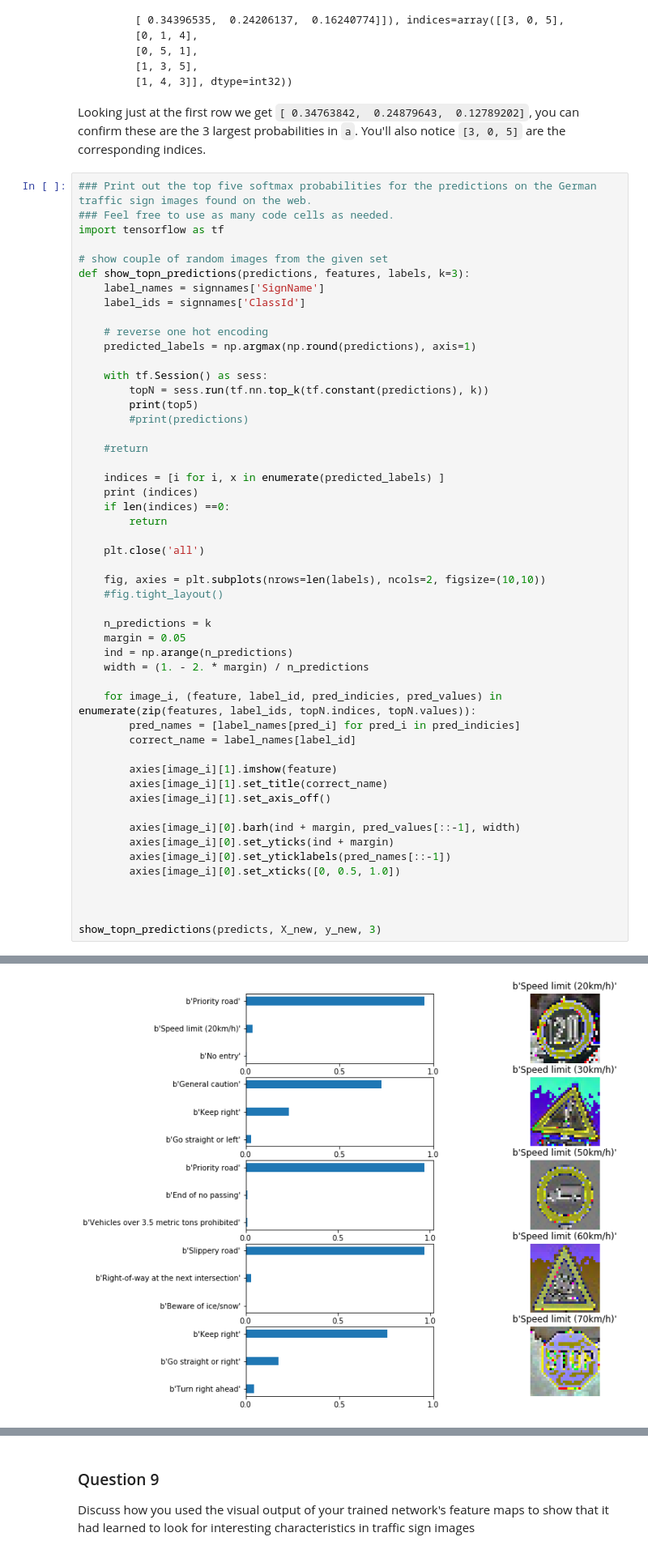
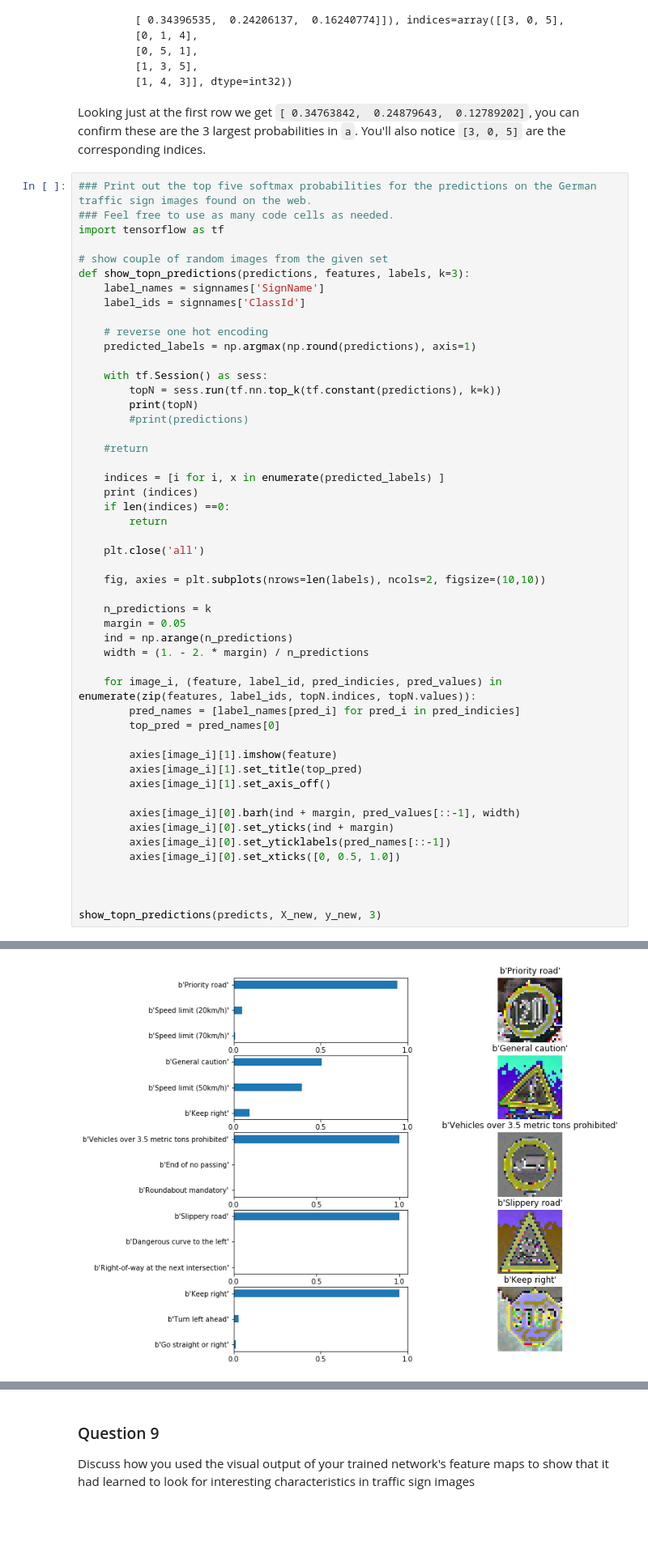
Before and after one commit to chauhang/udacity-carnd, a Jupyter notebook: Traffic_Sign_ClassifierK.ipynb, the cells around one changed output, grey strips where cells are left out. Shown: that part at 81% size. Drawn from its saved outputs; the diff is of its cells as text; blank space fills up the shorter version.

```diff
--- a/Traffic_Sign_ClassifierK.ipynb
+++ b/Traffic_Sign_ClassifierK.ipynb
@@ -686,8 +702,8 @@ def show_topn_predictions(predictions, features, labels, k=3):
     predicted_labels = np.argmax(np.round(predictions), axis=1)
 
     with tf.Session() as sess:
-        topN = sess.run(tf.nn.top_k(tf.constant(predictions), k))
-        print(top5)
+        topN = sess.run(tf.nn.top_k(tf.constant(predictions), k=k))
+        print(topN)
         #print(predictions)
 
     #return
@@ -700,7 +716,6 @@ def show_topn_predictions(predictions, features, labels, k=3):
     plt.close('all')
 
     fig, axies = plt.subplots(nrows=len(labels), ncols=2, figsize=(10,10))
-    #fig.tight_layout()
 
     n_predictions = k
     margin = 0.05
@@ -709,10 +724,10 @@ def show_topn_predictions(predictions, features, labels, k=3):
 
     for image_i, (feature, label_id, pred_indicies, pred_values) in enumerate(zip(features, label_ids, topN.indices, topN.values)):
         pred_names = [label_names[pred_i] for pred_i in pred_indicies]
-        correct_name = label_names[label_id]
+        top_pred = pred_names[0]
 
         axies[image_i][1].imshow(feature)
-        axies[image_i][1].set_title(correct_name)
+        axies[image_i][1].set_title(top_pred)
         axies[image_i][1].set_axis_off()
 
         axies[image_i][0].barh(ind + margin, pred_values[::-1], width)
@@ -741,5 +751,5 @@ TopKV2(values=array([[  9.52292681e-01,   3.82436328e-02,   4.96724667e-03,
 [0, 1, 2, 3, 4]
-[figure, old version]
+[figure, new version]
 # %% [markdown]
 ---
 
```
Also changed, not shown: parts of 18 cells of this notebook, 3 other files.
